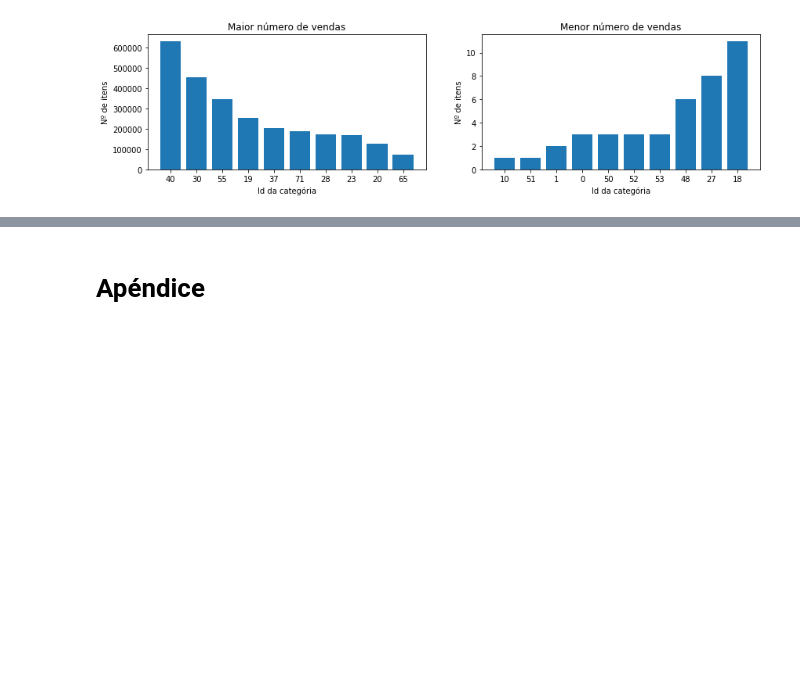
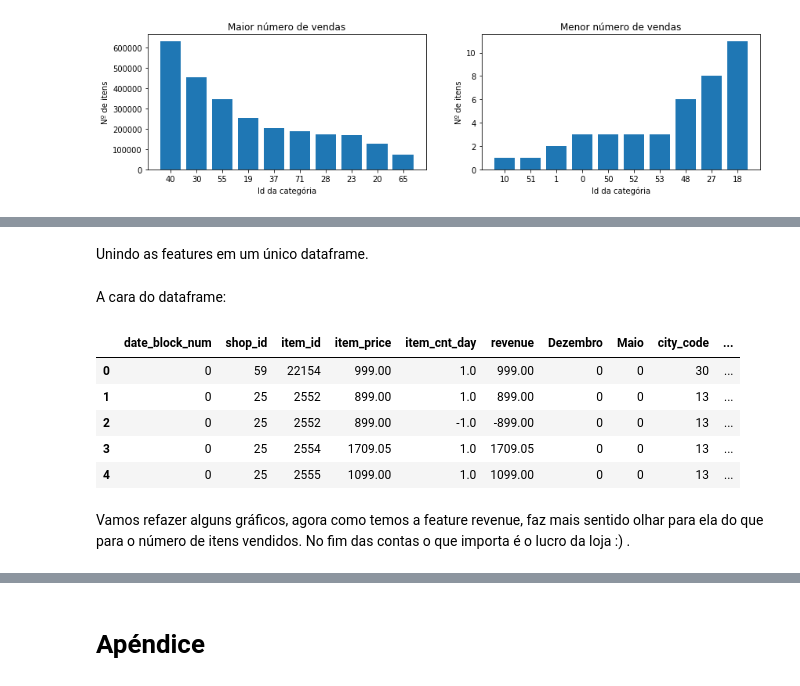
Before and after one commit to RGivisiez/Adv_ML, a Jupyter notebook: 1. EDA.ipynb, the cells around one changed output, grey strips where cells are left out. Cells and saved outputs as stored; diff of their text form; code cells hidden in the pictures; blank space fills up the shorter version.

```diff
--- a/1. EDA.ipynb
+++ b/1. EDA.ipynb
@@ -341,0 +420,18 @@ iplot(fig, filename='stacked-bar')
+# %%
+shops.loc[shops.shop_name == 'Сергиев Посад ТЦ "7Я"', 'shop_name'] = 'СергиевПосад ТЦ "7Я"'
+shops['city'] = shops['shop_name'].str.split(' ').map(lambda x: x[0])
+shops.loc[shops.city == '!Якутск', 'city'] = 'Якутск'
+shops['city_code'] = LabelEncoder().fit_transform(shops['city'])
+items_cat['split'] = items_cat['item_category_name'].str.split('-')
+items_cat['type'] = items_cat['split'].map(lambda x: x[0].strip())
+items_cat['type_code'] = LabelEncoder().fit_transform(items_cat['type'])
+items_cat['subtype'] = items_cat['split'].map(lambda x: x[1].strip() if len(x) > 1 else x[0].strip())
+items_cat['subtype_code'] = LabelEncoder().fit_transform(items_cat['subtype'])
+train['revenue'] = train['item_price'] * train['item_cnt_day']
+train['Dezembro'] = 0
+train['Dezembro'][(train.date_block_num + 1) % 12 == 0]  = 1
+train['Maio'] = 0
+train['Maio'][(train.date_block_num + 1) % 6 == 0]  = 1
+train = train[train.item_price < 100000]
+train = train[train.item_cnt_day < 1001]
+train.drop(['date'], axis=1, inplace=True)
@@ -341,0 +449,23 @@ iplot(fig, filename='stacked-bar')
+# %% [markdown]
+Unindo as features em um único dataframe.
+# %%
+df_clean = pd.merge(train, shops, on=['shop_id'], how='left')
+df_clean = pd.merge(df_clean, items, on=['item_id'], how='left')
+df_clean = pd.merge(df_clean, items_cat, on=['item_category_id'], how='left')
+
+df_clean.drop(['shop_name', 'item_name', 'city',
+         'item_category_name', 'split',
+         'type', 'subtype'], axis=1, inplace=True)
+# %% [markdown]
+A cara do dataframe:
+# %%
+df_clean.head()
+# %% [output]
+|  | date_block_num | shop_id | item_id | item_price | item_cnt_day | revenue | Dezembro | Maio | city_code | ... |
+| 0 | 0 | 59 | 22154 | 999.00 | 1.0 | 999.00 | 0 | 0 | 30 | ... |
+| 1 | 0 | 25 | 2552 | 899.00 | 1.0 | 899.00 | 0 | 0 | 13 | ... |
+| 2 | 0 | 25 | 2552 | 899.00 | -1.0 | -899.00 | 0 | 0 | 13 | ... |
+| 3 | 0 | 25 | 2554 | 1709.05 | 1.0 | 1709.05 | 0 | 0 | 13 | ... |
+| 4 | 0 | 25 | 2555 | 1099.00 | 1.0 | 1099.00 | 0 | 0 | 13 | ... |
+# %% [markdown]
+Vamos refazer alguns gráficos, agora como temos a feature revenue, faz mais sentido olhar para ela do que para o número de itens vendidos. No fim das contas o que importa é o lucro da loja :) .
```
Also changed, not shown: parts of 39 cells of this notebook, 1 other file.
